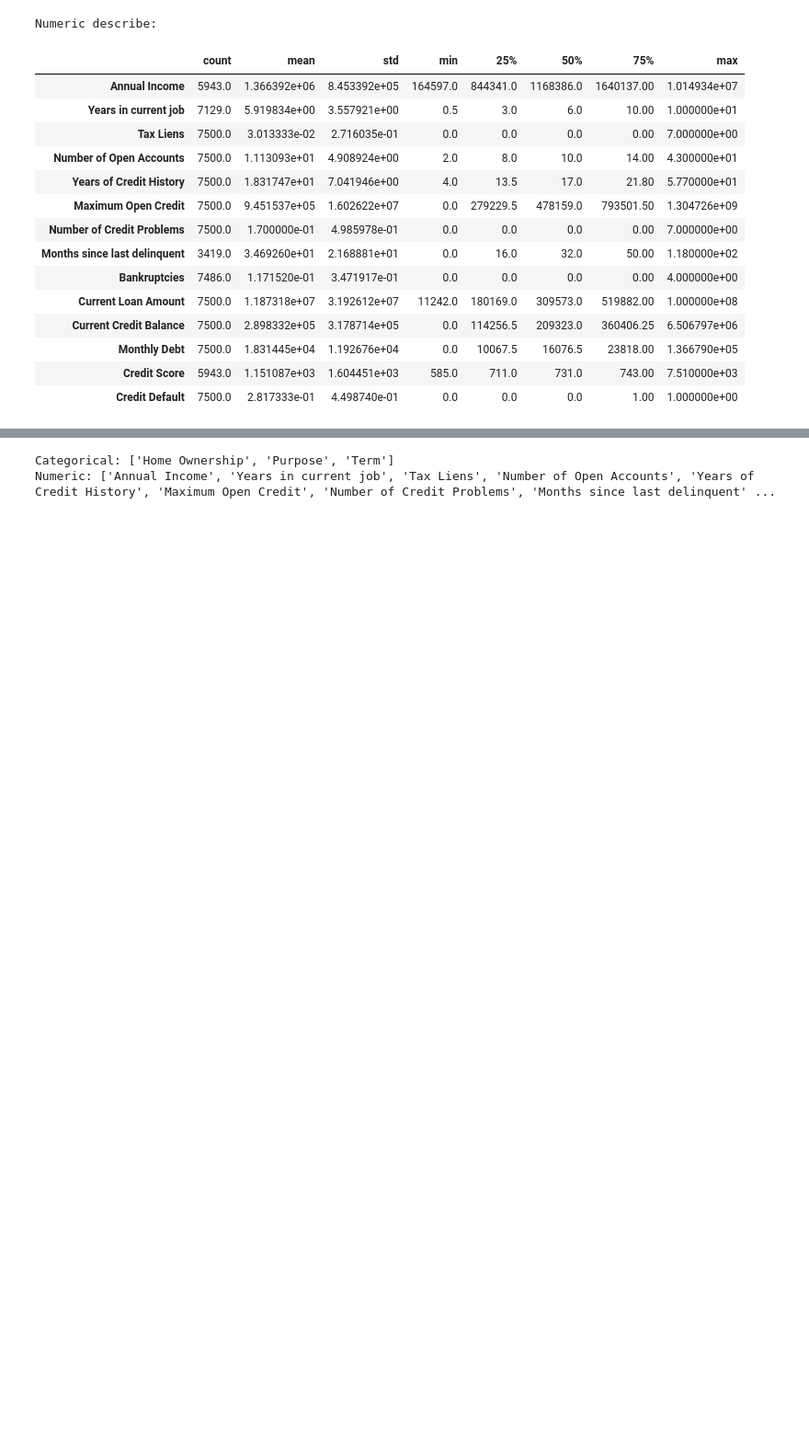
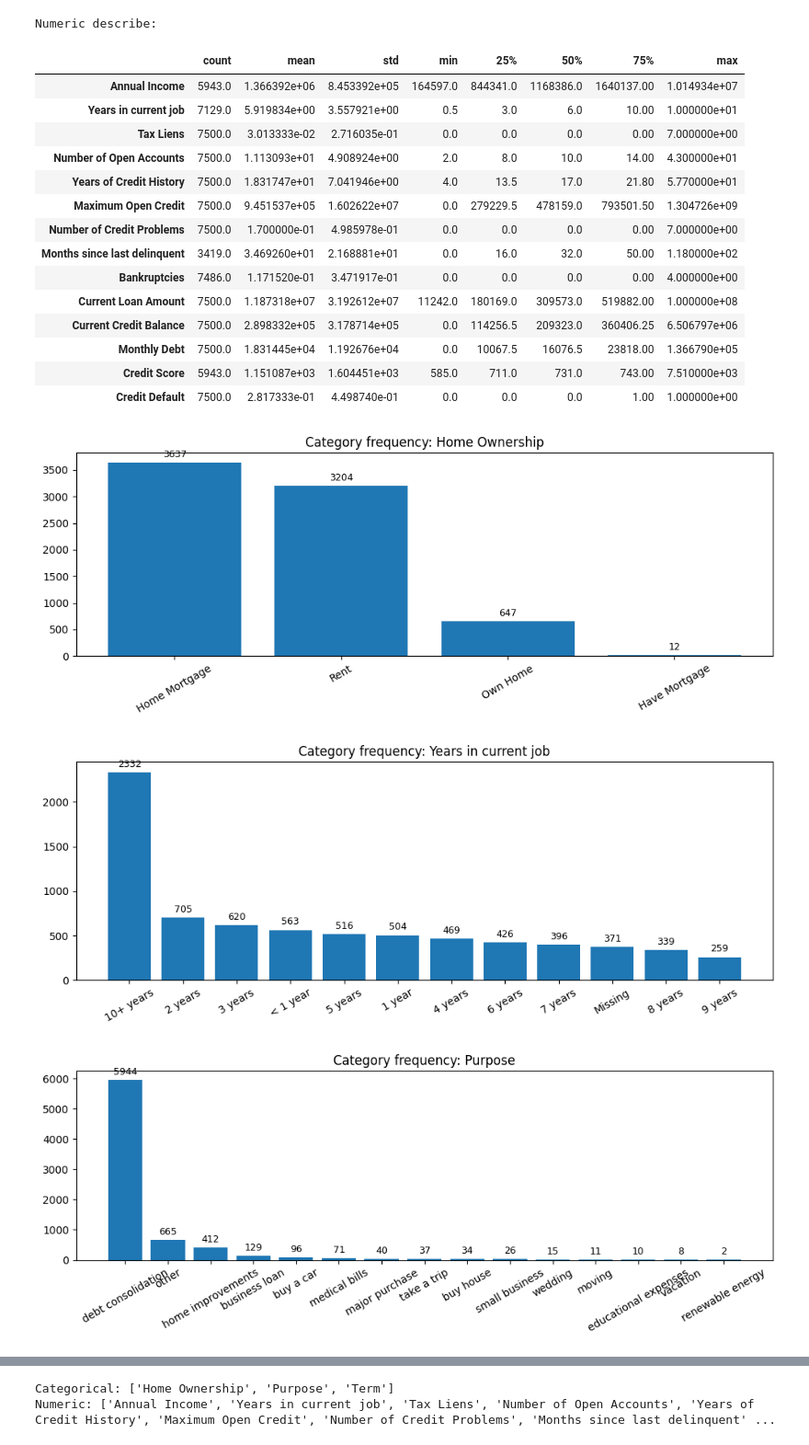
Before and after one commit to BorgunKsenia/HW_DT_GB_CreditDefault, a Jupyter notebook: HW_DT_GB.ipynb, the cells around one changed output, grey strips where cells are left out. Shown at 92% size. Drawn from its saved outputs; the diff is of its cells as text; code cells hidden in the pictures; blank space fills up the shorter version.

```diff
--- a/HW_DT_GB.ipynb
+++ b/HW_DT_GB.ipynb
@@ -63,3 +63,30 @@ Numeric describe:
 | Monthly Debt | 7500.0 | 1.831445e+04 | 1.192676e+04 | 0.0 | 10067.5 | 16076.5 | 23818.00 | 1.366790e+05 |
 | Credit Score | 5943.0 | 1.151087e+03 | 1.604451e+03 | 585.0 | 711.0 | 731.0 | 743.00 | 7.510000e+03 |
 | Credit Default | 7500.0 | 2.817333e-01 | 4.498740e-01 | 0.0 | 0.0 | 0.0 | 1.00 | 1.000000e+00 |
+# %%
+import pandas as pd
+import matplotlib.pyplot as plt
+
+# если train уже загружен — эту строку можно убрать
+train = pd.read_csv("/content/course_project_train.csv")
+
+cat_cols_eda = train.drop(columns=["Credit Default"]).select_dtypes(include="object").columns.tolist()
+
+for col in cat_cols_eda:
+    vc = train[col].fillna("Missing").value_counts()
+
+    fig, ax = plt.subplots(figsize=(10,4))
+    bars = ax.bar(vc.index.astype(str), vc.values)
+
+    ax.set_title(f"Category frequency: {col}")
+    ax.tick_params(axis="x", rotation=30)
+
+    # метки значений над столбиками
+    ax.bar_label(bars, labels=[str(int(v)) for v in vc.values], padding=3, fontsize=9)
+
+    plt.tight_layout()
+    plt.show()
+# %% [output]
+[figure, added]
+[figure, added]
+[figure, added]
```
Also changed, not shown: parts of 2 cells of this notebook.
